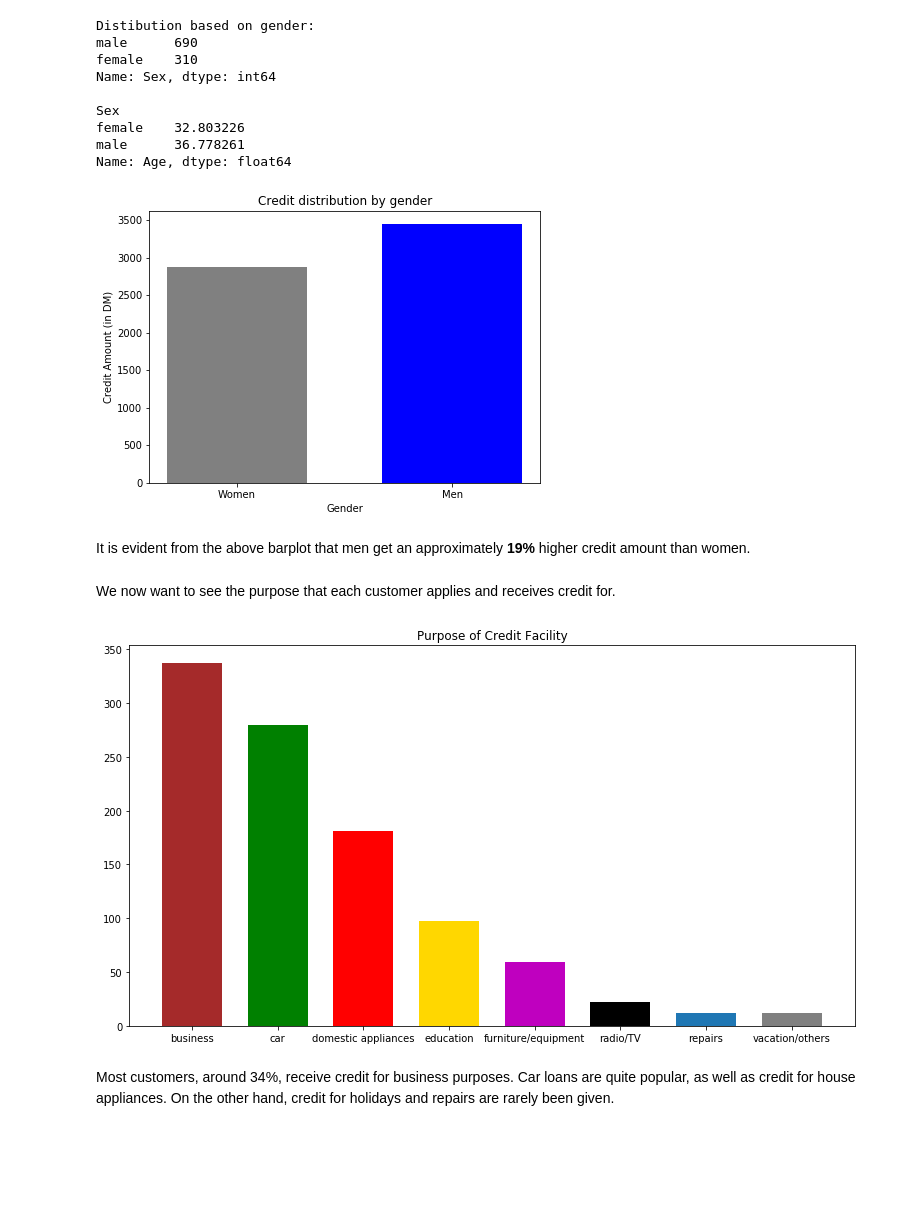
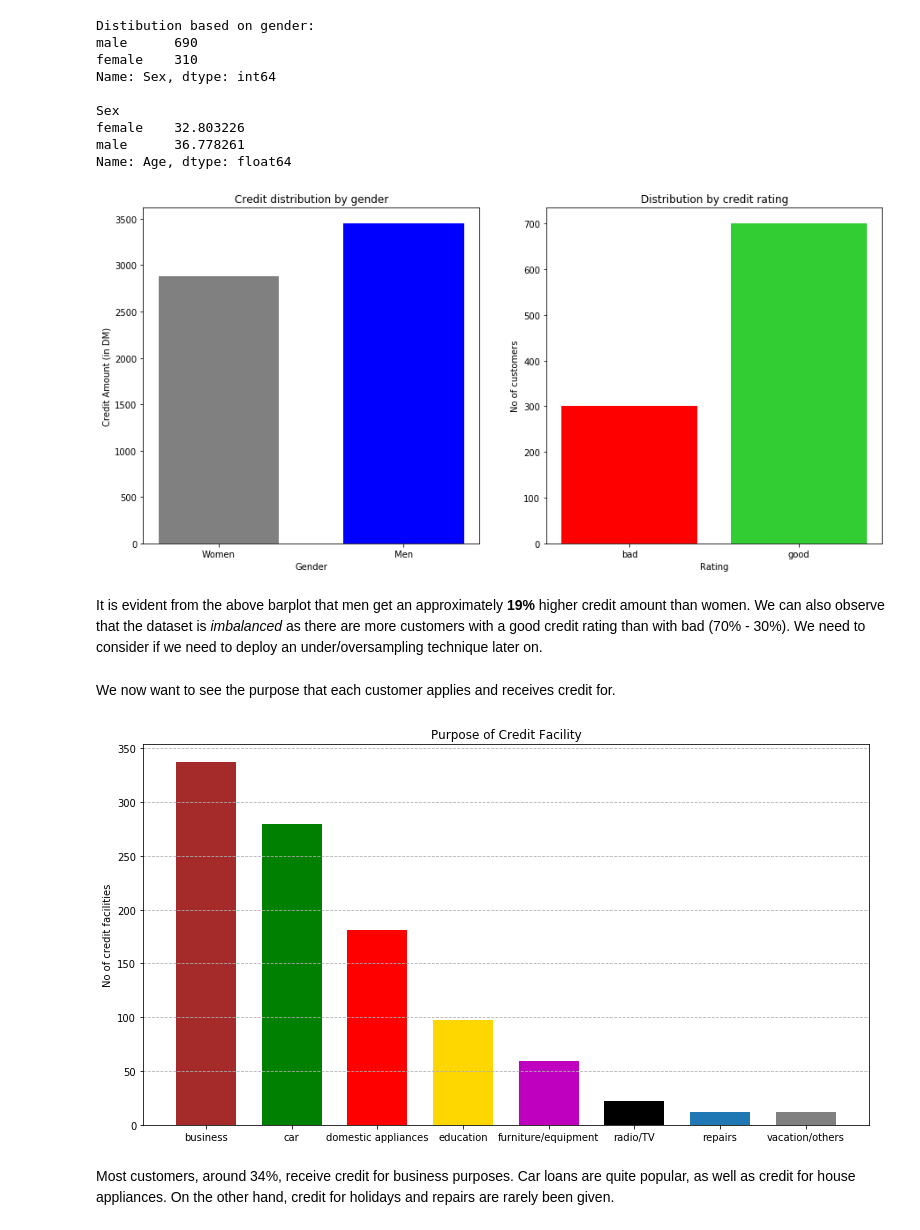
Before and after one commit to pvts/credit-risk-classification, a Jupyter notebook: Credit Risk Classification.ipynb, the cells around one changed output. Cells and saved outputs as stored; diff of their text form; code cells hidden in the pictures; blank space fills up the shorter version.

```diff
--- a/Credit Risk Classification.ipynb
+++ b/Credit Risk Classification.ipynb
@@ -9,7 +16,7 @@ import matplotlib.pyplot as plt
 ## EDA
 # %%
 #read/open the dataset
-path = r'\data'
+path = r'../data'
 
 
 #the first column is the index
@@ -49,20 +56,29 @@ Name: Age, dtype: float64
 # %%
 #preparing the data for the barplot
 list1 = [i for i in df.groupby('Sex')['Credit amount'].mean()]
 labels = ['Women', 'Men']
-colors = ['gray', 'b']
+colors = ['gray', 'b', 'r', 'limegreen']
+no_risk = []
+no_risk.extend([df['Risk'].value_counts()[1], df['Risk'].value_counts()[0]])
+risk_names = np.unique(df['Risk'].values)
 
 #barplot showing the average credit amount that each gender receives
-fig = plt.figure(figsize=(7,5))
-plt.bar(labels, list1, color=colors, width=0.65)
-plt.ylabel('Credit Amount (in DM)')
-plt.xlabel('Gender')
-plt.title('Credit distribution by gender')
+fig, axs = plt.subplots(nrows=1, ncols=2, figsize=(15, 7))
+axs[0].bar(labels, list1, color=colors[:2], width=0.65)
+axs[0].set_ylabel('Credit Amount (in DM)')
+axs[0].set_xlabel('Gender')
+axs[0].set_title('Credit distribution by gender')
+
+#second barplot
+axs[1].bar(risk_names, no_risk, color=colors[2:])
+axs[1].set_title('Distribution by credit rating')
+axs[1].set_ylabel('No of customers')
+axs[1].set_xlabel('Rating')
 plt.show()
 # %% [output]
-[figure, old version]
+[figure, new version]
 # %% [markdown]
-It is evident from the above barplot that men get an approximately **19%** higher credit amount than women.
+It is evident from the above barplot that men get an approximately **19%** higher credit amount than women. We can also observe that the dataset is *imbalanced* as there are more customers with a good credit rating than with bad (70% - 30%). We need to consider if we need to deploy an under/oversampling technique later on.
 # %% [markdown]
 We now want to see the purpose that each customer applies and  receives credit for.
 # %%
@@ -74,10 +90,12 @@ colors_1 = ['brown','g','r', 'gold', 'm', 'k', 'tab:blue', 'gray']
 #Plot showing the reason for credit
 plt.figure(figsize=(13,7))
 plt.bar(purpose, no_purpose, color=colors_1, width=0.7)
+plt.ylabel('No of credit facilities')
 plt.title('Purpose of Credit Facility')
+plt.grid(axis='y', linestyle='--')
 plt.show()
 # %% [output]
-[figure, old version]
+[figure, new version]
 # %% [markdown]
 Most customers, around 34%, receive credit for business purposes. Car loans are quite popular, as well as credit for house appliances. On the other hand, credit for holidays and repairs are rarely been given.
 # %% [markdown]
```
Also changed, not shown: parts of 25 cells of this notebook.
